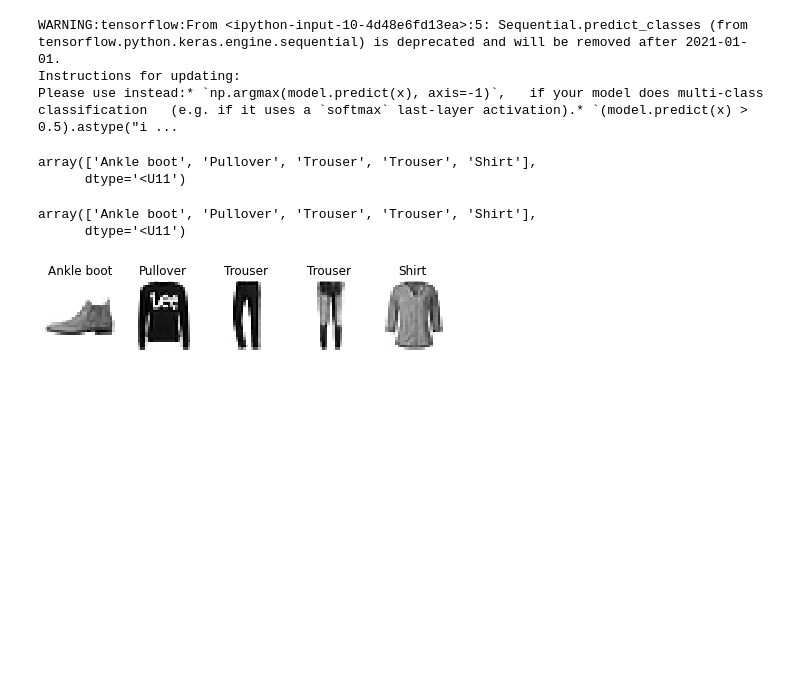
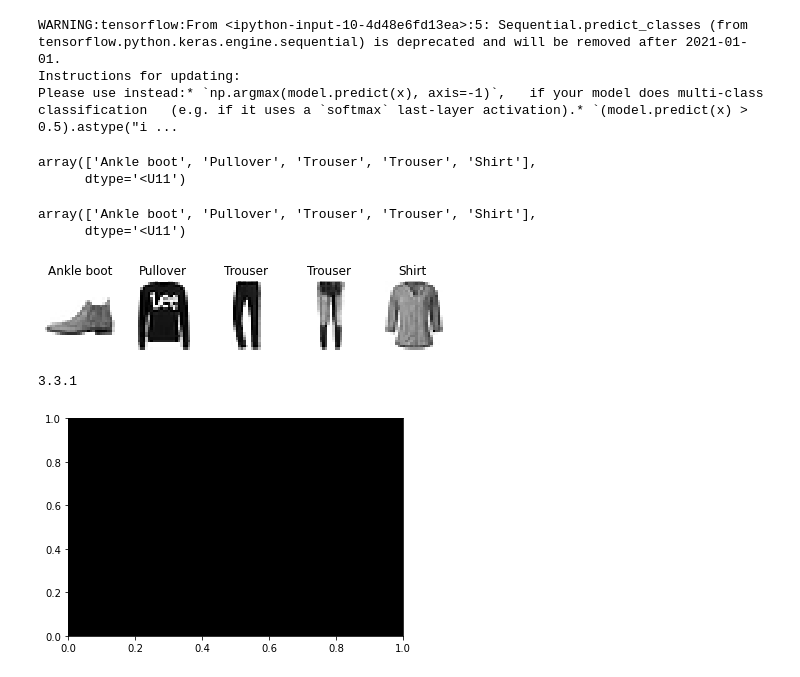
Before and after one commit to Maitan21/Machine-Learning, a Jupyter notebook: ML/run_project/FashionMNIST classifier using sequential Keras.ipynb, the cells around one changed output. Drawn from its saved outputs; the diff is of its cells as text; code cells hidden in the pictures; blank space fills up the shorter version.

```diff
--- a/ML/run_project/FashionMNIST classifier using sequential Keras.ipynb
+++ b/ML/run_project/FashionMNIST classifier using sequential Keras.ipynb
@@ -151,3 +148,11 @@ plt.subplots_adjust(wspace=0.2, hspace=0.5)
 plt.show()
 # %% [output]
 [figure]
+# %%
+import matplotlib as mpl, matplotlib.pyplot as plt
+print(mpl.__version__)
+fig, ax = plt.subplots()
+ax.set_facecolor('k')
+# %% [output]
+3.3.1
+[figure, added]
```
Also changed, not shown: parts of 4 cells of this notebook, 3 other files.
